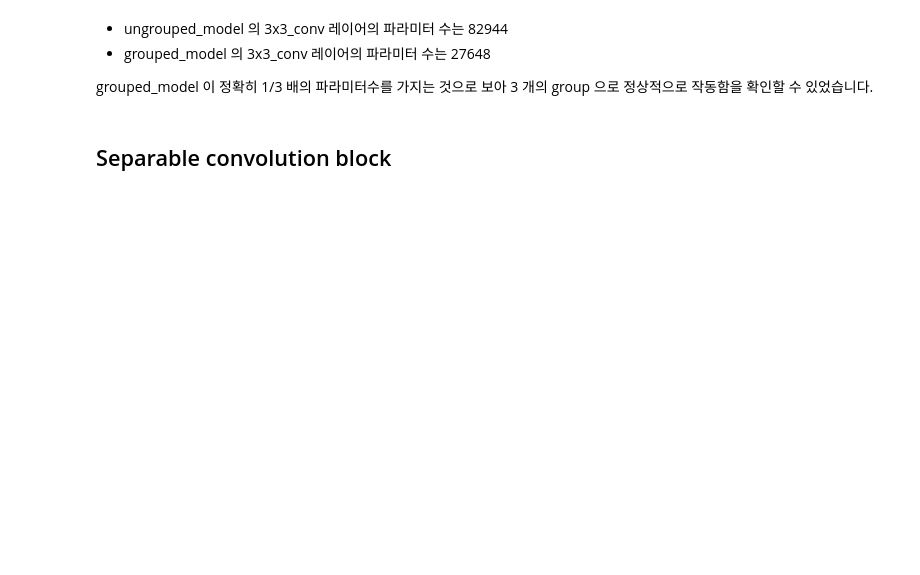
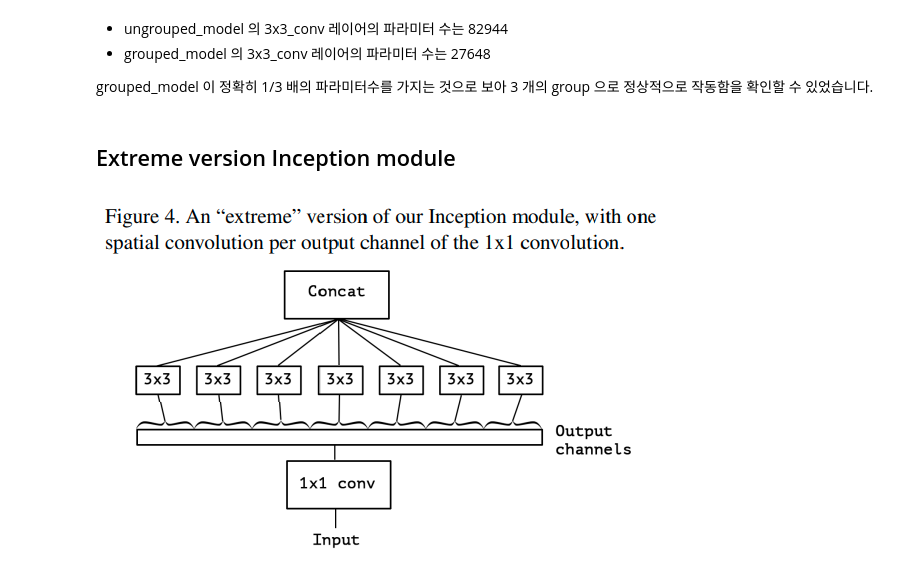
Before and after one commit to MilyangParkJaeHun/PapersWithCode, a Jupyter notebook: BackboneNetwork/Xception/Xception.ipynb, the cells around one changed output. Drawn from its saved outputs; the diff is of its cells as text; code cells hidden in the pictures; blank space fills up the shorter version.

Commit message:
Add comparison between extreme inception and depth-wise separable conv

```diff
--- a/BackboneNetwork/Xception/Xception.ipynb
+++ b/BackboneNetwork/Xception/Xception.ipynb
@@ -140,5 +142,9 @@ _________________________________________________________________
 * grouped_model 의 3x3_conv 레이어의 파라미터 수는 27648
 
 grouped_model 이 정확히 1/3 배의 파라미터수를 가지는 것으로 보아 3 개의 group 으로 정상적으로 작동함을 확인할 수 있었습니다.
-# %% [markdown]
-## Separable convolution block
+# %% [markdown]
+## Extreme version Inception module
+# %%
+Image('image/xception_fig4.png')
+# %% [output]
+[figure, added]
```
Also changed, not shown: parts of 16 cells of this notebook.
